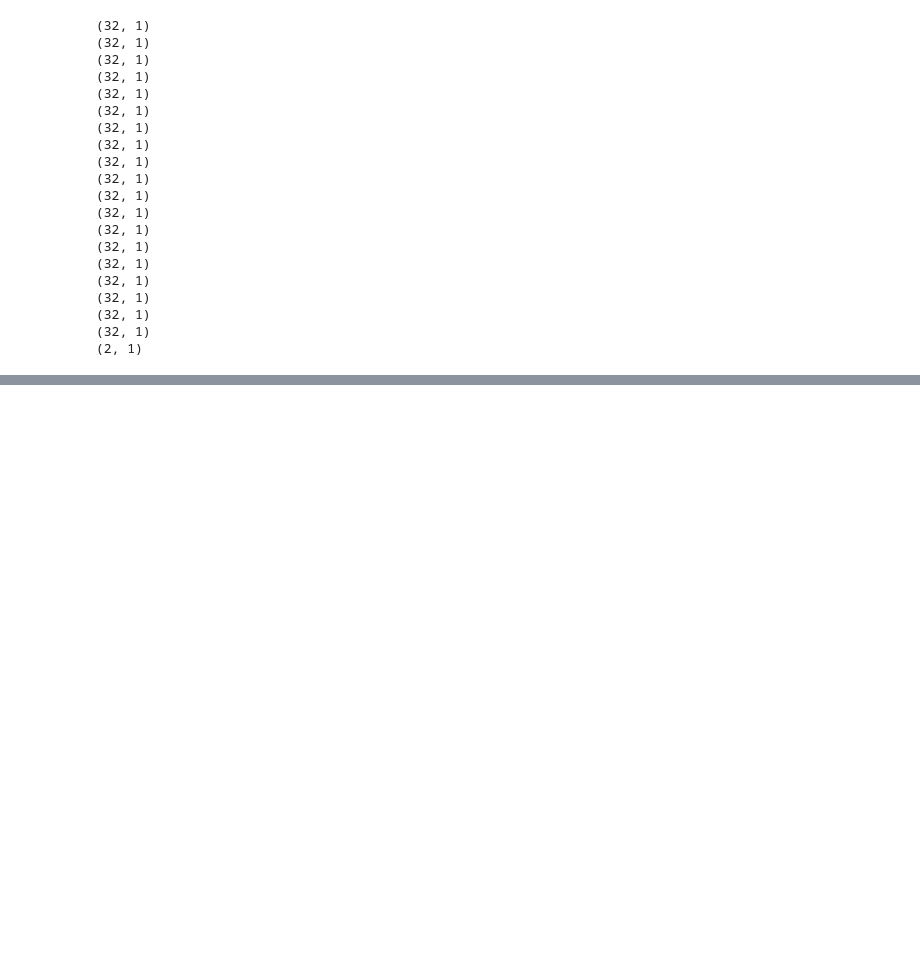
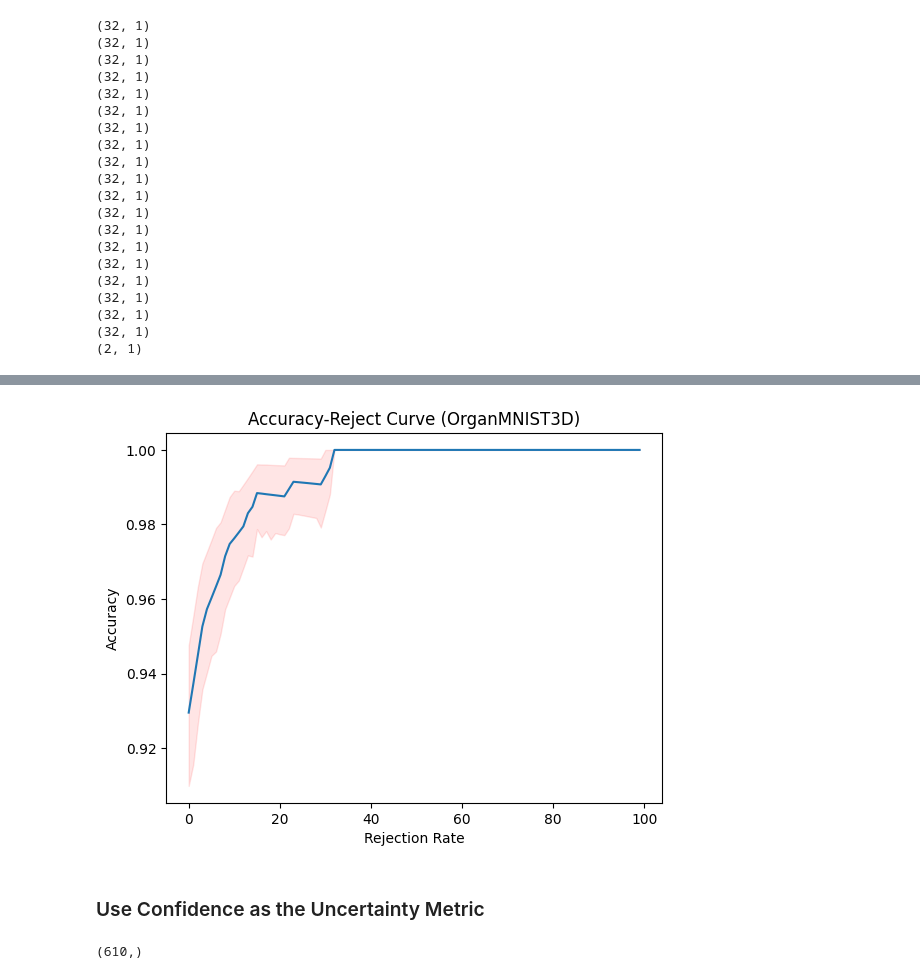
Before and after one commit to ikboljon/uncertainty_benchmark, a Jupyter notebook: experiments/notebooks/mcdropout.ipynb, the cells around one changed output, grey strips where cells are left out. Saved outputs shown, nothing was run; the diff lists cells and outputs as text; code cells hidden in the pictures; blank space fills up the shorter version.

```diff
--- a/experiments/notebooks/mcdropout.ipynb
+++ b/experiments/notebooks/mcdropout.ipynb
@@ -293,0 +315,48 @@ auc(rejection_rates, accuracies)
+# %%
+from sklearn.utils import resample
+
+# Number of bootstrap samples
+n_bootstraps = 1000
+
+# Initialize list to store upper and lower bounds of uncertainty
+lower_bounds = []
+upper_bounds = []
+
+for rejection_rate in rejection_rates:
+    num_reject = int(len(entropies) * rejection_rate)
+    indices_to_keep = np.argsort(entropies)[::-1][num_reject:]
+
+    bootstrap_accuracies = []
+    for _ in range(n_bootstraps):
+        # Bootstrap sampling
+        boot_indices = resample(indices_to_keep)
+        boot_labels = targets[boot_indices]
+        boot_predictions = predicted_classes.numpy()[boot_indices]
+
+        # Calculate bootstrap accuracy
+        boot_accuracy = accuracy_score(boot_labels, boot_predictions)
+        bootstrap_accuracies.append(boot_accuracy)
+
+    # Calculate the lower and upper bound of the uncertainty
+    lower_bound = np.percentile(bootstrap_accuracies, 2.5)
+    upper_bound = np.percentile(bootstrap_accuracies, 97.5)
+
+    lower_bounds.append(lower_bound)
+    upper_bounds.append(upper_bound)
+# %%
+# draw the uncertainty interval
+plt.plot(accuracies,label='Accuracy')
+plt.fill_between(range(len(lower_bounds)), lower_bounds, upper_bounds, color='red', alpha=0.1, label='Uncertainty Region')
+plt.xlabel('Rejection Rate')
+plt.ylabel('Accuracy')
+plt.title('Accuracy-Reject Curve (OrganMNIST3D)')
+plt.show()
+# %% [output]
+[figure, added]
+# %% [markdown]
+### Use Confidence as the Uncertainty Metric
+# %%
+confidences = np.max(mc_mean.numpy(), axis=1)
+confidences.shape
+# %% [output]
+(610,)
```
Also changed, not shown: parts of 14 cells of this notebook.
